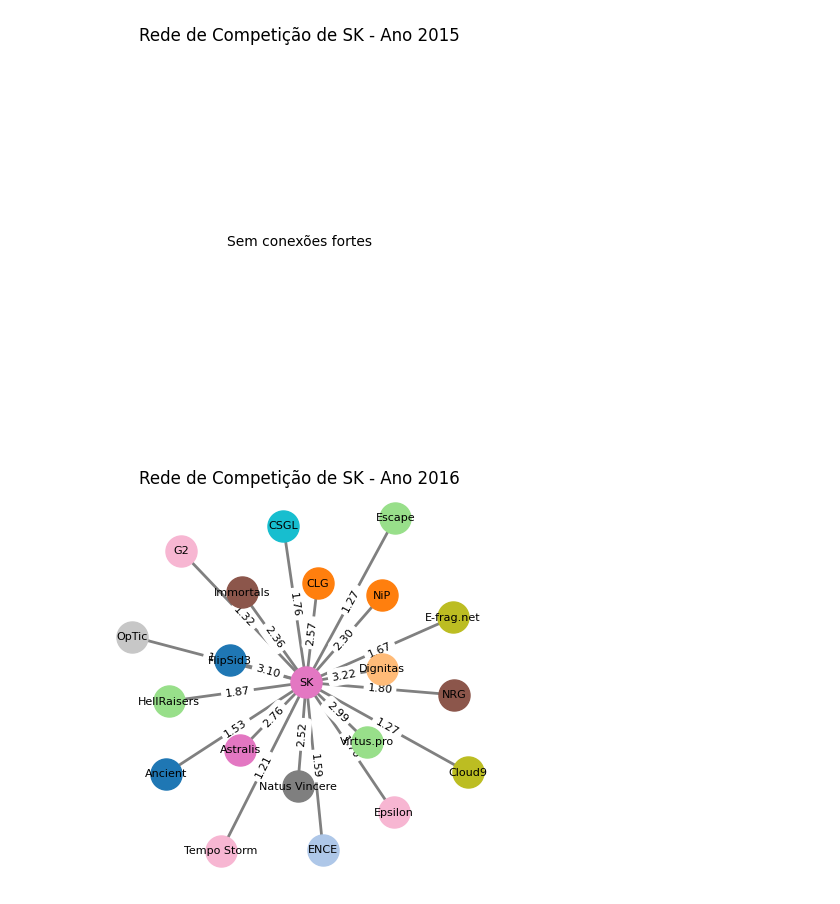
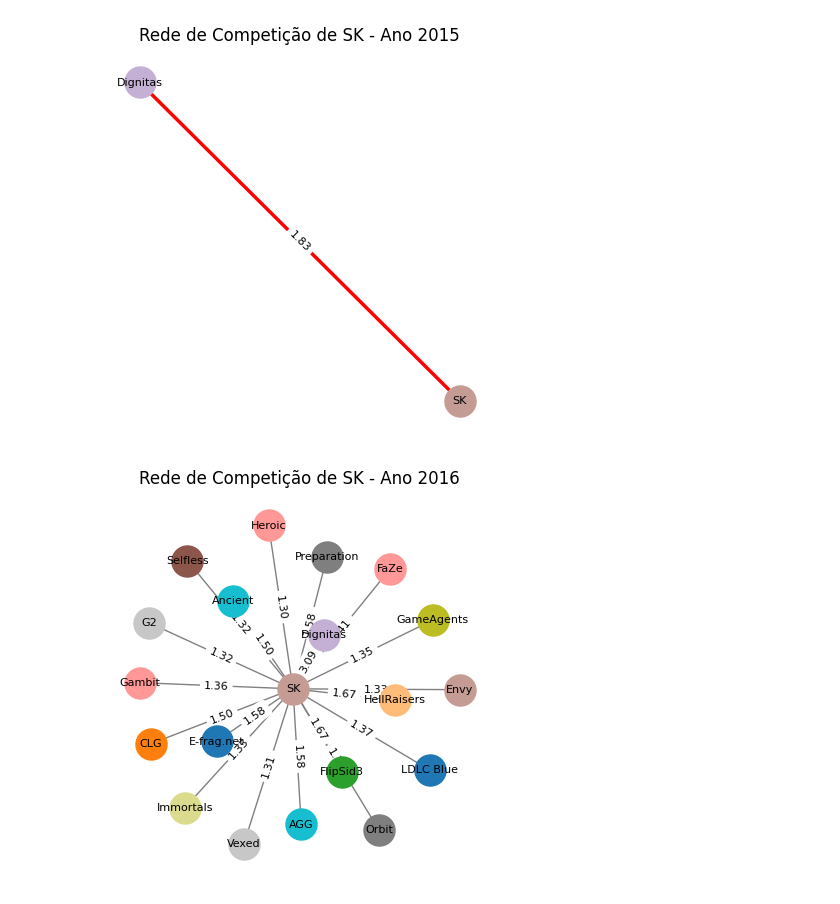
Before and after one commit to peudias/teoria-dos-grafos-csgo, a Jupyter notebook: src/main.ipynb, the cells around one changed output. Drawn from its saved outputs; the diff is of its cells as text; code cells hidden in the pictures.

Commit message:
refactor [main AND db]: ajuste final no bacno de dados retirando coluna desnecessaria e desfazendo do banco de dados copy. Reorganização do código final, na main. Os demais movidos para celulas-teste

```diff
--- a/src/main.ipynb
+++ b/src/main.ipynb
@@ -4,73 +4,75 @@ import networkx as nx
 import matplotlib.pyplot as plt
 import matplotlib.colors as mcolors
 
-team_to_analyze = 'SK'  # Nome da equipe
+# Substitua pelo nome da equipe desejada
+team_to_analyze = 'SK'
 df = pd.read_csv('../db/results.csv')
 
 # Conversões necessárias
+df['date'] = pd.to_datetime(df['date'])
+df['year'] = df['date'].dt.year
+df['rank_1'] = pd.to_numeric(df['rank_1'], errors='coerce')
+df['rank_2'] = pd.to_numeric(df['rank_2'], errors='coerce')
 df['result_1'] = pd.to_numeric(df['result_1'], errors='coerce')
 df['result_2'] = pd.to_numeric(df['result_2'], errors='coerce')
-df['date'] = pd.to_datetime(df['date'])
-df['year'] = df['date'].dt.year
 
-# Filtragem por equipe
 df_filtered = df[(df['team_1'] == team_to_analyze) | (df['team_2'] == team_to_analyze)]
 
-minRivalry = 1  # Limiar de rivalidade
+# Limiar de rivalidade
+minRivalry = 1.3
 
-# Agrupamento por ano e construção do grafo
+def calcular_peso_consistente(row, ano, grafos_anteriores):
+    peso_atual = 1 + (1 / (1 + abs(row['result_1'] - row['result_2']))) + (1 / (1 + abs(row['rank_1'] - row['rank_2'])))
+    if row['map_winner'] in ['1', '2']:
+        peso_atual += 0.5
+
+    peso_consistente = 0
+    for ano_anterior, grafo in grafos_anteriores.items():
+        if grafo.has_edge(row['team_1'], row['team_2']):
+            peso_consistente += grafo.edges[row['team_1'], row['team_2']]['weight'] / (ano - ano_anterior)
+
+    return peso_atual + peso_consistente
+
 graphs_by_year = {}
 for year, group in df_filtered.groupby('year'):
     G = nx.Graph()
     for index, row in group.iterrows():
-        # Cálculo do peso
-        score_diff = abs(row['result_1'] - row['result_2'])
-        weight = 1 if score_diff == 0 else 1 / score_diff
-        if row['map_winner'] == '1':
-            weight += 1
-        elif row['map_winner'] == '2':
-            weight += 1
+        peso = calcular_peso_consistente(row, year, {y: g for y, g in graphs_by_year.items() if y < year})
+        opponent = row['team_2'] if row['team_1'] == team_to_analyze else row['team_1']
+        G.add_edge(row['team_1'], row['team_2'], weight=peso)
 
-        opponent = row['team_2'] if row['team_1'] == team_to_analyze else row['team_1']
-        if G.has_edge(team_to_analyze, opponent):
-            G.edges[team_to_analyze, opponent]['weight'] += weight
-        else:
-            G.add_edge(team_to_analyze, opponent, weight=weight)
-
-    # Filtragem por minRivalry
     H = nx.Graph([(u, v, d) for u, v, d in G.edges(data=True) if d['weight'] > minRivalry])
     graphs_by_year[year] = H
 
-# Gerar cores para cada equipe
 teams = set(df['team_1']).union(set(df['team_2']))
 colors = plt.cm.get_cmap('tab20', len(teams))
 team_colors = {team: colors(i) for i, team in enumerate(teams)}
 
-# Verificar se há dados suficientes para criar subplots
 if not graphs_by_year:
     print(f"Não foram encontradas partidas para a equipe {team_to_analyze} em nenhum ano.")
 else:
     for year, H in graphs_by_year.items():
         plt.figure(figsize=(5, 5))
         pos = nx.spring_layout(H, seed=42)
-        if H.edges:
-            for u, v, d in H.edges(data=True):
-                nx.draw_networkx_edges(H, pos, edgelist=[(u, v)], width=2, edge_color='gray')
 
-            for node in H.nodes():
-                nx.draw_networkx_nodes(H, pos, nodelist=[node], node_size=500, node_color=[team_colors[node]])
+        max_weight_edge = max(H.edges(data=True), key=lambda e: e[2]['weight'], default=None)
+        normal_edges = [(u, v) for u, v, d in H.edges(data=True) if (u, v) != (max_weight_edge[0], max_weight_edge[1])]
 
-            nx.draw_networkx_labels(H, pos, font_size=8)
+        nx.draw_networkx_edges(H, pos, edgelist=normal_edges, edge_color='gray')
+        if max_weight_edge:
+            nx.draw_networkx_edges(H, pos, edgelist=[(max_weight_edge[0], max_weight_edge[1])], width=2.5, edge_color='red')
 
-            edge_weights = nx.get_edge_attributes(H, 'weight')
-            formatted_edge_weights = {e: f"{w:.2f}" for e, w in edge_weights.items()}
-            nx.draw_networkx_edge_labels(H, pos, edge_labels=formatted_edge_weights, font_size=8)
-        else:
-            plt.text(0.5, 0.5, 'Sem conexões fortes', horizontalalignment='center', verticalalignment='center')
+        for node in H.nodes():
+            nx.draw_networkx_nodes(H, pos, nodelist=[node], node_size=500, node_color=[team_colors[node]])
+
+        nx.draw_networkx_labels(H, pos, font_size=8)
+        edge_weights = nx.get_edge_attributes(H, 'weight')
+        formatted_edge_weights = {e: f"{w:.2f}" for e, w in edge_weights.items()}
+        nx.draw_networkx_edge_labels(H, pos, edge_labels=formatted_edge_weights, font_size=8)
 
         plt.title(f'Rede de Competição de {team_to_analyze} - Ano {year}', fontsize=12)
         plt.axis('off')
         plt.show()
 # %% [output]
-[figure, old version]
+[figure, new version]
-[figure, old version]
+[figure, new version]
```
Also changed, not shown: parts of 3 cells of this notebook, 5 other files.
